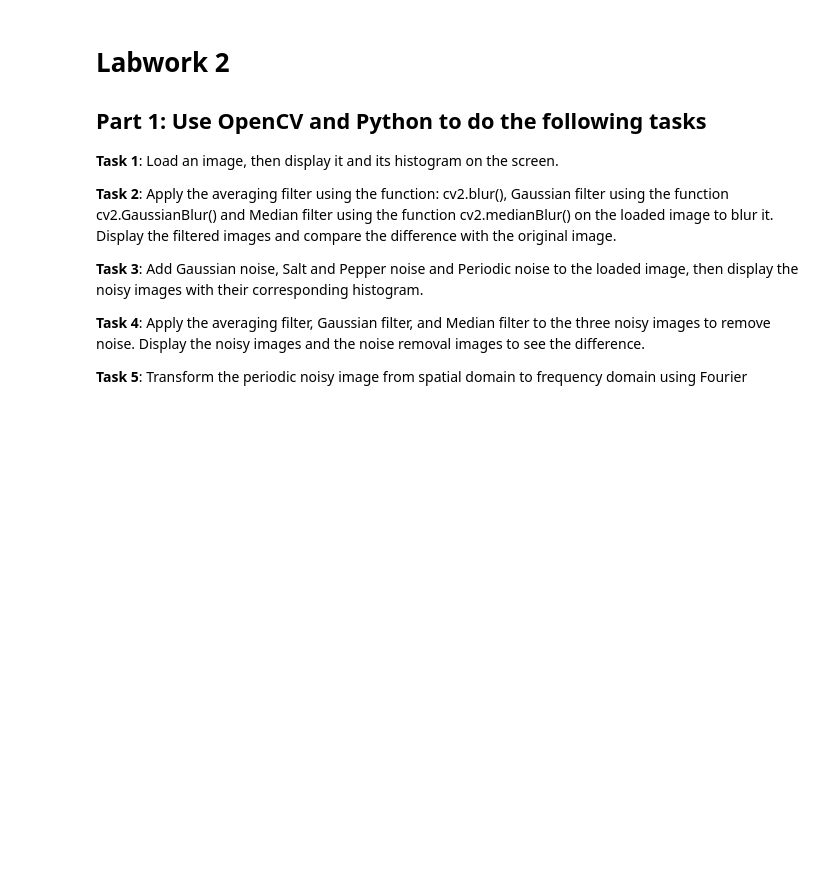
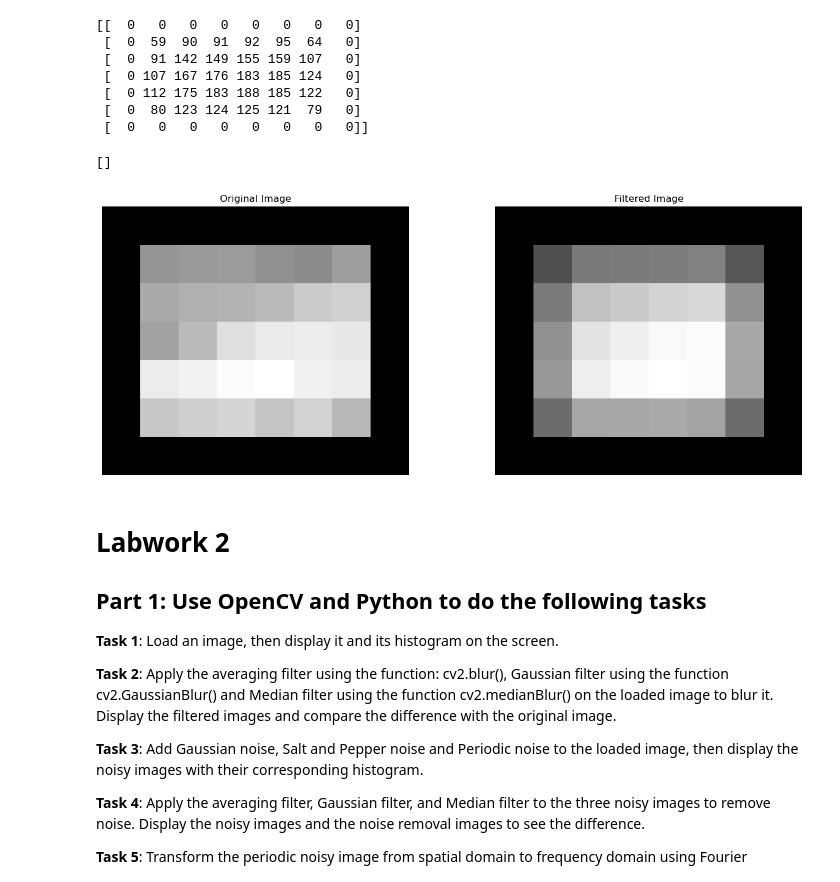
Before and after one commit to GalaxyAnnihilator/ImageProcessing, a Jupyter notebook: Labworks/Labwork2.ipynb, the cells around one changed output. Drawn from its saved outputs; the diff is of its cells as text; code cells hidden in the pictures; blank space fills up the shorter version.

```diff
--- a/Labworks/Labwork2.ipynb
+++ b/Labworks/Labwork2.ipynb
@@ -1,3 +109,64 @@
+# %%
+import cv2, numpy as np
+import matplotlib.pyplot as plt
+
+def customFilter(img, i, j, weights):
+    s = 0
+    for a in range(-1, 2):
+        for b in range(-1, 2):
+            s += int(img[i + a][j + b]) * weights[a + 1][b + 1]
+
+    weightsum = sum(sum(row) for row in weights)
+    result = s/weightsum if weightsum != 0 else s
+    return max(0, min(255, result))
+
+weights = [
+    [1, 1, 1],
+    [1, 1, 1],
+    [1, 1, 1],
+]
+
+img = np.array([
+    [0,0,0,0,0,0,0,0],
+    [0,123,127,128,119,115,130,0],
+    [0,140,145,148,153,167,172,0],
+    [0,133,154,183,192,194,191,0],
+    [0,194,199,207,210,198,195,0],
+    [0,164,170,175,162,173,151,0],
+    [0,0,0,0,0,0,0,0],
+])
+
+# print(img)
+plt.figure(figsize=(16, 6))
+plt.subplot(1, 2, 1)
+plt.imshow(img, cmap="grey")
+plt.axis("off")
+plt.title("Original Image")
+plt.plot()
+
+rows, cols = img.shape
+dummy = img.copy()
+for i in range(1, rows - 1):
+    for j in range(1, cols - 1):
+        dummy[i][j] = customFilter(img, i, j, weights)
+
+print(dummy)
+
+plt.subplot(1, 2, 2)
+plt.imshow(dummy, cmap="grey")
+plt.axis("off")
+plt.title("Filtered Image")
+plt.plot()
+# %% [output]
+[[  0   0   0   0   0   0   0   0]
+ [  0  59  90  91  92  95  64   0]
+ [  0  91 142 149 155 159 107   0]
+ [  0 107 167 176 183 185 124   0]
+ [  0 112 175 183 188 185 122   0]
+ [  0  80 123 124 125 121  79   0]
+ [  0   0   0   0   0   0   0   0]]
+[]
+[figure, added]
 # %% [markdown]
 # Labwork 2
 
```
Also changed, not shown: parts of 2 cells of this notebook, 2 other files.
